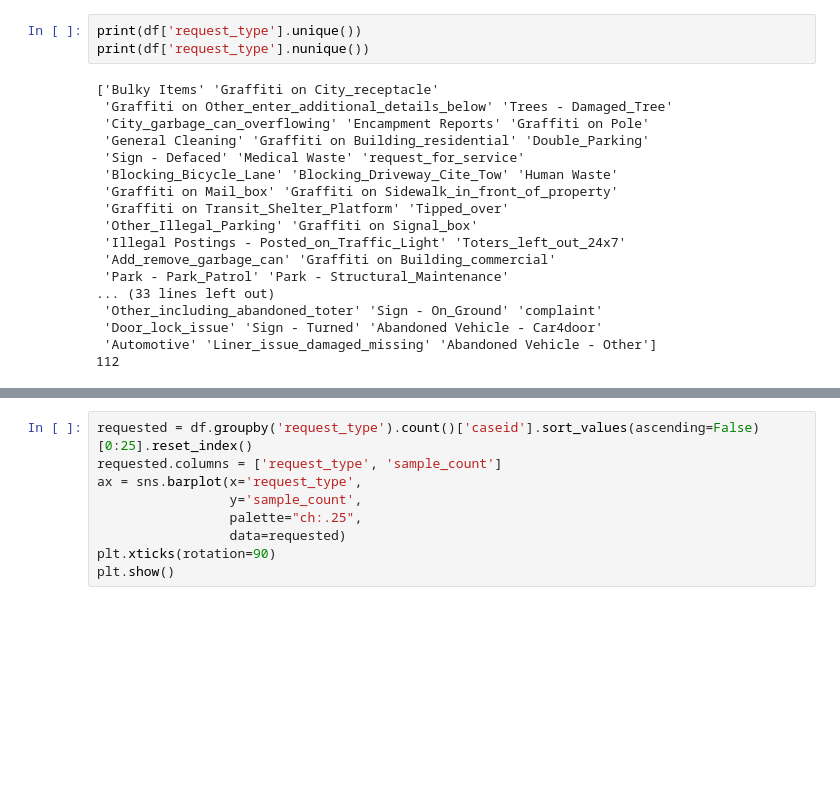
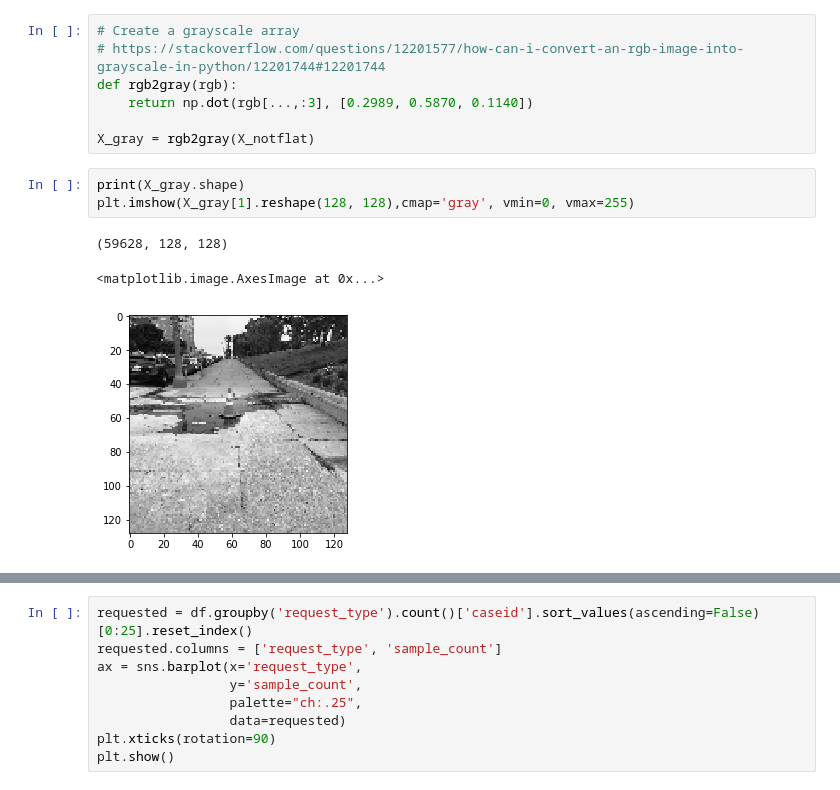
Before and after one commit to cbevis/SF_311, a Jupyter notebook: 311-Capstone_EDA.ipynb, the cells around one changed output, grey strips where cells are left out. Drawn from its saved outputs; the diff is of its cells as text; blank space fills up the shorter version.

```diff
--- a/311-Capstone_EDA.ipynb
+++ b/311-Capstone_EDA.ipynb
@@ -78,21 +92,14 @@ df[df['image'].isna() == True].head()
-# %%
-print(df['request_type'].unique())
-print(df['request_type'].nunique())
-# %% [output]
-['Bulky Items' 'Graffiti on City_receptacle'
- 'Graffiti on Other_enter_additional_details_below' 'Trees - Damaged_Tree'
- 'City_garbage_can_overflowing' 'Encampment Reports' 'Graffiti on Pole'
- 'General Cleaning' 'Graffiti on Building_residential' 'Double_Parking'
- 'Sign - Defaced' 'Medical Waste' 'request_for_service'
- 'Blocking_Bicycle_Lane' 'Blocking_Driveway_Cite_Tow' 'Human Waste'
- 'Graffiti on Mail_box' 'Graffiti on Sidewalk_in_front_of_property'
- 'Graffiti on Transit_Shelter_Platform' 'Tipped_over'
- 'Other_Illegal_Parking' 'Graffiti on Signal_box'
- 'Illegal Postings - Posted_on_Traffic_Light' 'Toters_left_out_24x7'
- 'Add_remove_garbage_can' 'Graffiti on Building_commercial'
- 'Park - Park_Patrol' 'Park - Structural_Maintenance'
-... (33 lines left out)
- 'Other_including_abandoned_toter' 'Sign - On_Ground' 'complaint'
- 'Door_lock_issue' 'Sign - Turned' 'Abandoned Vehicle - Car4door'
- 'Automotive' 'Liner_issue_damaged_missing' 'Abandoned Vehicle - Other']
-112
+# %%
+# Create a grayscale array
+# https://stackoverflow.com/questions/12201577/how-can-i-convert-an-rgb-image-into-grayscale-in-python/12201744#12201744
+def rgb2gray(rgb):
+    return np.dot(rgb[...,:3], [0.2989, 0.5870, 0.1140])
+
+X_gray = rgb2gray(X_notflat)
+# %%
+print(X_gray.shape)
+plt.imshow(X_gray[1].reshape(128, 128),cmap='gray', vmin=0, vmax=255)
+# %% [output]
+(59628, 128, 128)
+<matplotlib.image.AxesImage at 0x...>
+[figure, added]
```
Also changed, not shown: parts of 71 cells of this notebook, 1 other file.
